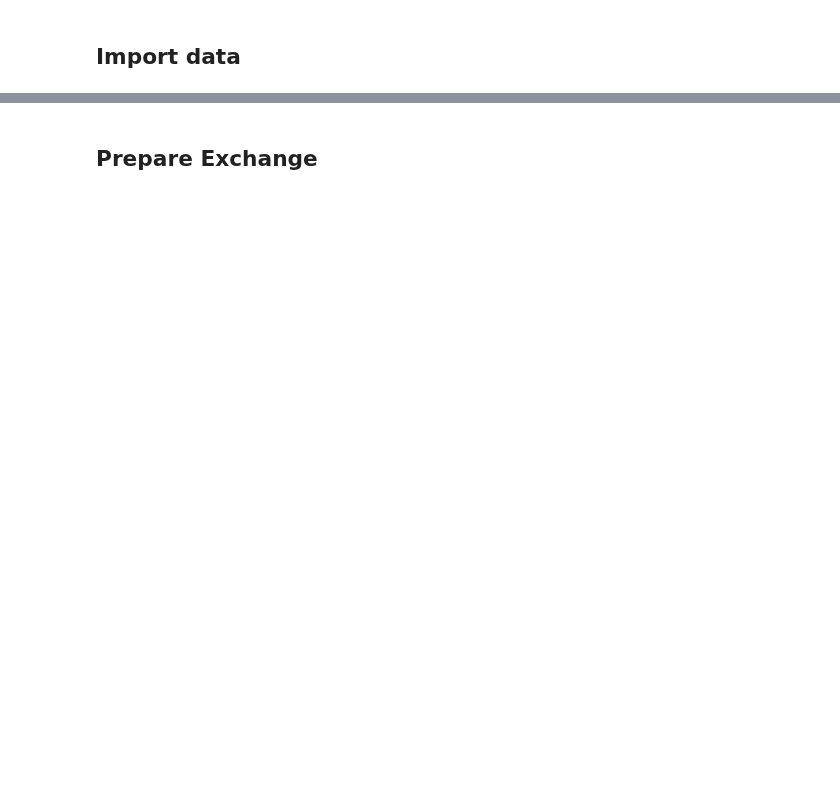
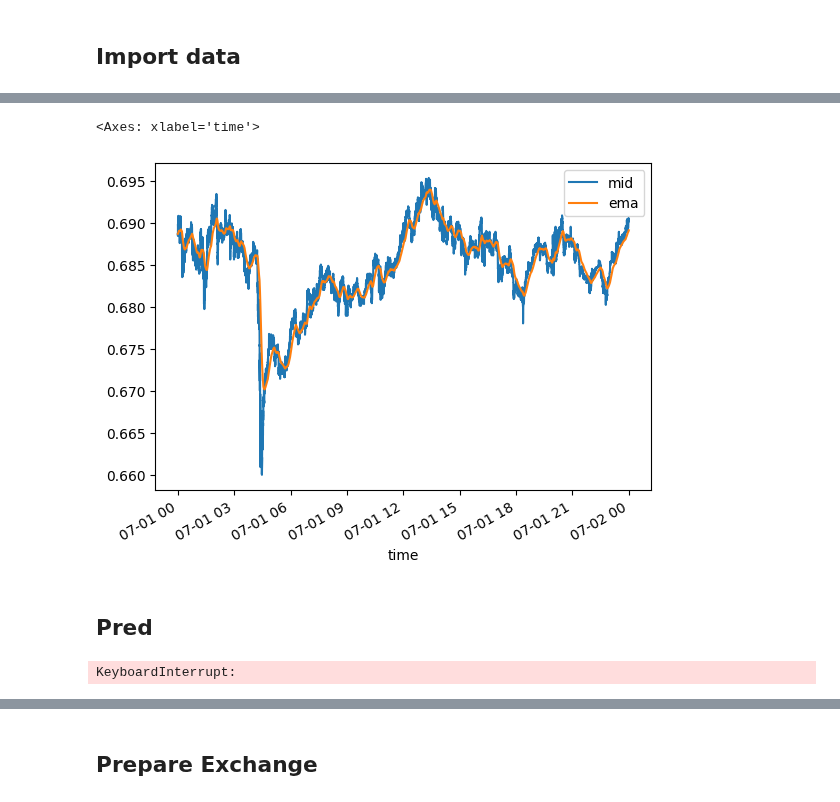
Before and after one commit to jaNGOB/pySimX, a Jupyter notebook: pySimX/examples/Multi-Asset TOB Example.ipynb, the cells around one changed output, grey strips where cells are left out. Drawn from its saved outputs; the diff is of its cells as text; code cells hidden in the pictures; blank space fills up the shorter version.

```diff
--- a/pySimX/examples/Multi-Asset TOB Example.ipynb
+++ b/pySimX/examples/Multi-Asset TOB Example.ipynb
@@ -52,0 +73,33 @@ trades = get_data(trades_list)
+# %%
+quotes_a = quotes[quotes.symbol == 'SUSHIUSDT'].copy()
+quotes_b = quotes[quotes.symbol == 'UNIUSDT'].copy()
+
+quotes_a['mid'] = (quotes_a.bid_price + quotes_a.ask_price) / 2
+quotes_b['mid'] = (quotes_b.bid_price + quotes_b.ask_price) / 2
+# %%
+out = []
+v_out = []
+
+for i, r in tqdm(quotes_a.iterrows()):
+    tmp_ema = a_mean.update(r['mid'], r['timestamp'])
+    tmp_var = a_var.update(r['mid'], tmp_ema, r['timestamp'])
+    out.append(tmp_ema)
+    v_out.append(tmp_var)
+
+quotes_a['ema'] = out
+quotes_a['var'] = v_out
+quotes_a['time'] = pd.to_datetime(quotes_a.timestamp, unit='us')
+quotes_a.set_index('time', inplace=True)
+# %%
+quotes_a['ema'] = out
+quotes_a['var'] = v_out
+# %%
+quotes_a['time'] = pd.to_datetime(quotes_a.timestamp, unit='us')
+quotes_a.set_index('time', inplace=True)
+# %%
+quotes_a[['mid', 'ema']].plot()
+# %% [output]
+<Axes: xlabel='time'>
+[figure, added]
+# %% [markdown]
+## Pred
@@ -52,0 +129,8 @@ trades = get_data(trades_list)
+# %%
+preds = []
+
+for i in tqdm(range(full_length-1)):
+    lr.update(test.iloc[i][X].to_numpy(), test.iloc[i][y].to_numpy()[0])
+    preds.append(lr.predict(test.iloc[i+1][X].to_numpy()))
+# %% [output]
+KeyboardInterrupt:
```
Also changed, not shown: parts of 36 cells of this notebook, 2 other files.
